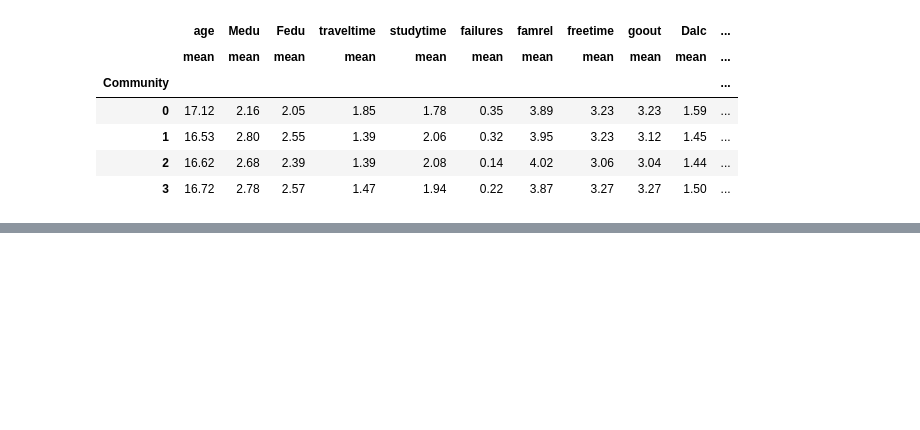
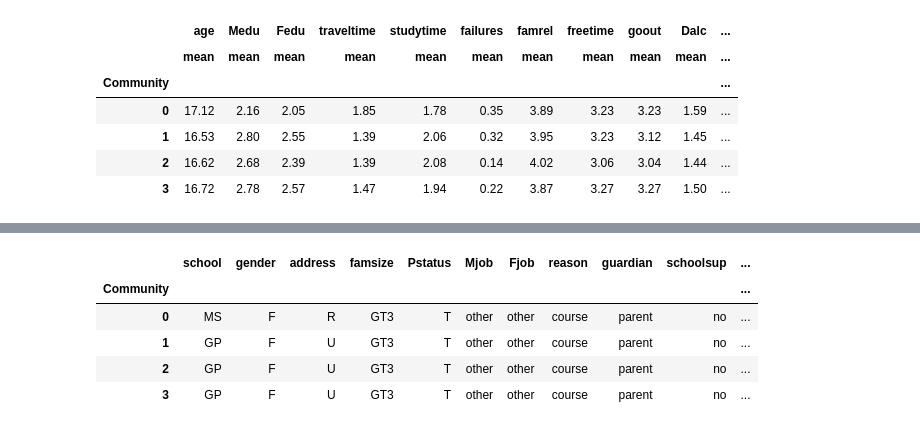
Before and after one commit to Cyrlyo/Alcohol_Students, a Jupyter notebook: Notebook/statitics.ipynb, the cells around one changed output, grey strips where cells are left out. Cells and saved outputs as stored; diff of their text form; code cells hidden in the pictures; blank space fills up the shorter version.

```diff
--- a/Notebook/statitics.ipynb
+++ b/Notebook/statitics.ipynb
@@ -85,0 +114,12 @@ xgb_stats
+# %%
+grouped_df = xgb.groupby('Community')
+xgb_mode_df = grouped_df[xgb_non_numeric_cols].agg(get_mode).round(2)
+# %%
+xgb_mode_df
+# %% [output]
+|  | school | gender | address | famsize | Pstatus | Mjob | Fjob | reason | guardian | schoolsup | ... |
+| Community |  |  |  |  |  |  |  |  |  |  | ... |
+| 0 | MS | F | R | GT3 | T | other | other | course | parent | no | ... |
+| 1 | GP | F | U | GT3 | T | other | other | course | parent | no | ... |
+| 2 | GP | F | U | GT3 | T | other | other | course | parent | no | ... |
+| 3 | GP | F | U | GT3 | T | other | other | course | parent | no | ... |
```
Also changed, not shown: parts of 3 cells of this notebook.
